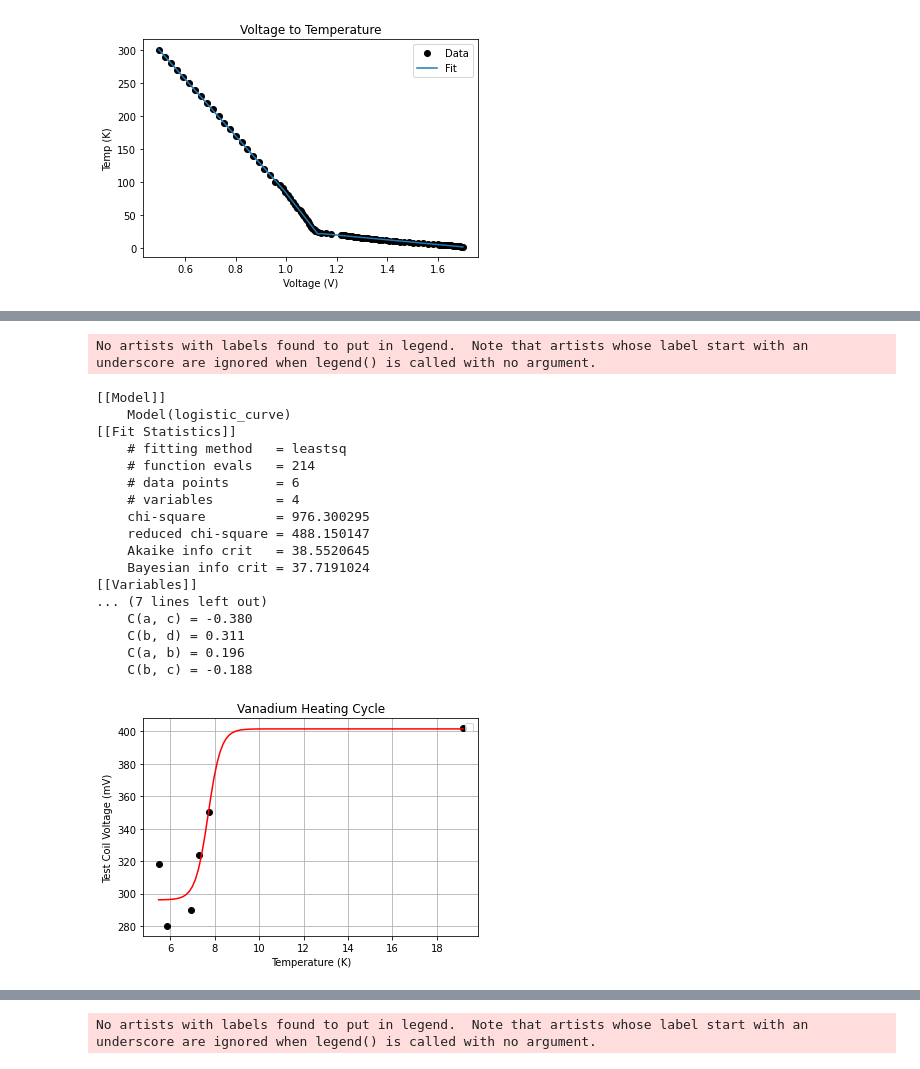
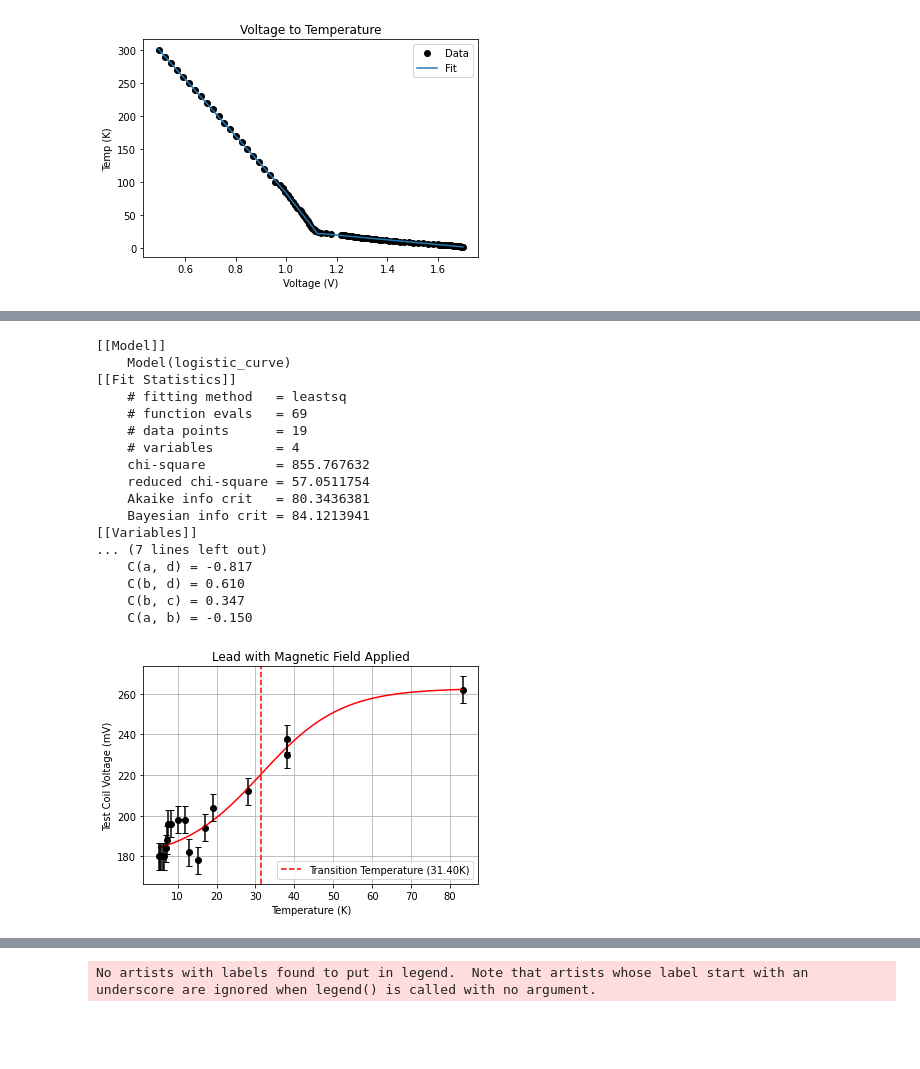
Before and after one commit to ellisonscheuller/8.14, a Jupyter notebook: superconductivity_code.ipynb, the cells around one changed output, grey strips where cells are left out. Cells and saved outputs as stored; diff of their text form; code cells hidden in the pictures; blank space fills up the shorter version.

```diff
--- a/superconductivity_code.ipynb
+++ b/superconductivity_code.ipynb
@@ -446,5 +820,4 @@ No artists with labels found to put in legend.  Note that artists whose label st
 # %%
-
 
 def plot_csv_and_fit_logistic_curve(csv_file_path):
     x_values = []
@@ -459,7 +832,7 @@ def plot_csv_and_fit_logistic_curve(csv_file_path):
 
     # Plotting the original data
     plt.plot(x_values, y_values, marker='o', linestyle='', color = 'black')
-    plt.title('Vanadium Cooling Cycle')
+    plt.title('Vanadium with Magnetic Field Applied')
     plt.xlabel('Temperature (K)')
     plt.ylabel('Test Coil Voltage (mV)')
     plt.grid(True)
@@ -472,10 +845,19 @@ def plot_csv_and_fit_logistic_curve(csv_file_path):
     model = Model(logistic_curve)
 
     # Set initial parameter values
-    params = model.make_params(a=max(y_values), b=4, c=0.01, d=min(y_values))
+    params = model.make_params(a=max(y_values), b=17, c=0.4, d=min(y_values))
 
     # Fit the model to the data
     result = model.fit(y_values, params, x=x_values, method='leastsq')
+
+    # Retrieve the residuals
+    residuals = result.residual
+
+    # Calculate the standard deviation of residuals
+    std_residuals = np.std(residuals)
+
+    # Add error bars to the original data centered on the data points
+    plt.errorbar(x_values, y_values, yerr=std_residuals, fmt='none', color='black', capsize=3)
 
     # Print fitting results
     print(result.fit_report())
@@ -485,10 +867,13 @@ def plot_csv_and_fit_logistic_curve(csv_file_path):
     y_fit = result.eval(x=x_fit)
     plt.plot(x_fit, y_fit, color='red')
 
+    plt.axvline(x=6.73877609, color='red', linestyle='--', label=f'Transition Temperature (6.74K)')  # Draw vertical dashed line at the average voltage
+
+
     plt.legend()
     plt.show()
 
 # Replace 'temp_data_2_15.csv' with the path to your CSV file
-csv_file_path = 'vanadium_data.csv'
+csv_file_path = 'van_data.csv'
 plot_csv_and_fit_logistic_curve(csv_file_path)
 # %% [output]
@@ -526,55 +910,67 @@ def plot_csv_and_fit_logistic_curve(csv_file_path):
 
     # Plotting the original data
     plt.plot(x_values, y_values, marker='o', linestyle='', color = 'black')
-    plt.title('Vanadium Heating Cycle')
+    plt.title('Lead with Magnetic Field Applied')
     plt.xlabel('Temperature (K)')
     plt.ylabel('Test Coil Voltage (mV)')
     plt.grid(True)
 
     # Define the logistic curve model function
     def logistic_curve(x, a, b, c, d):
         return a / (1 + np.exp(-c * (x - b))) + d
 
     # Create a lmfit model using the logistic curve function
     model = Model(logistic_curve)
 
     # Set initial parameter values
-    params = model.make_params(a=max(y_values), b=4, c=0.01, d=min(y_values))
+    params = model.make_params(a=max(y_values), b=17, c=0.4, d=min(y_values))
 
     # Fit the model to the data
     result = model.fit(y_values, params, x=x_values, method='leastsq')
 
     # Print fitting results
     print(result.fit_report())
 
     # Plot the fitted logistic curve
     x_fit = np.linspace(min(x_values), max(x_values), 100)
     y_fit = result.eval(x=x_fit)
     plt.plot(x_fit, y_fit, color='red')
 
+     # Retrieve the residuals
+    residuals = result.residual
+
+    # Calculate the standard deviation of residuals
+    std_residuals = np.std(residuals)
+
+    # Add error bars to the original data centered on the data points
+    plt.errorbar(x_values, y_values, yerr=std_residuals, fmt='none', color='black', capsize=3)
+
+    plt.axvline(x=31.3991095, color='red', linestyle='--', label=f'Transition Temperature (31.40K)')  # Draw vertical dashed line at the average voltage
+
+
+
     plt.legend()
     plt.show()
 
 # Replace 'temp_data_2_15.csv' with the path to your CSV file
-csv_file_path = 'cooling_van_data.csv'
+csv_file_path = 'lead_tc_data.csv'
 plot_csv_and_fit_logistic_curve(csv_file_path)
 # %% [output]
-No artists with labels found to put in legend.  Note that artists whose label start with an underscore are ignored when legend() is called with no argument.
+[[Model]]
+    Model(logistic_curve)
+[[Fit Statistics]]
+    # fitting method   = leastsq
+    # function evals   = 69
+    # data points      = 19
+    # variables        = 4
+    chi-square         = 855.767632
+    reduced chi-square = 57.0511754
+    Akaike info crit   = 80.3436381
+    Bayesian info crit = 84.1213941
+[[Variables]]
+... (7 lines left out)
+    C(a, d) = -0.817
+    C(b, d) = 0.610
+    C(b, c) = 0.347
+    C(a, b) = -0.150
-[[Model]]
-    Model(logistic_curve)
-[[Fit Statistics]]
-    # fitting method   = leastsq
-    # function evals   = 214
-    # data points      = 6
-    # variables        = 4
-    chi-square         = 976.300295
-    reduced chi-square = 488.150147
-    Akaike info crit   = 38.5520645
-    Bayesian info crit = 37.7191024
-[[Variables]]
-... (7 lines left out)
-    C(a, c) = -0.380
-    C(b, d) = 0.311
-    C(a, b) = 0.196
-    C(b, c) = -0.188
-[figure, old version]
+[figure, new version]
```
Also changed, not shown: parts of 37 cells of this notebook.
